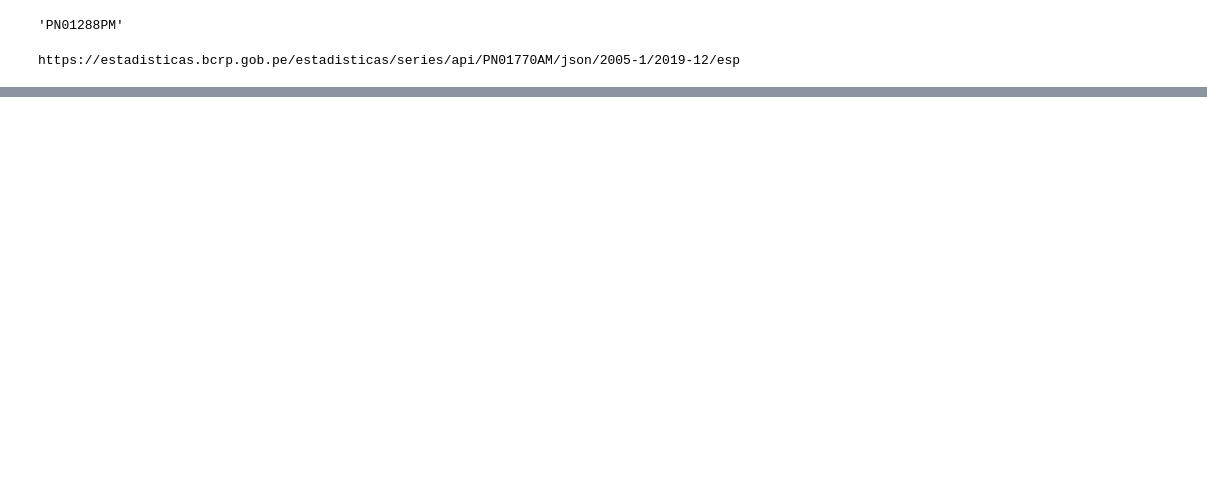
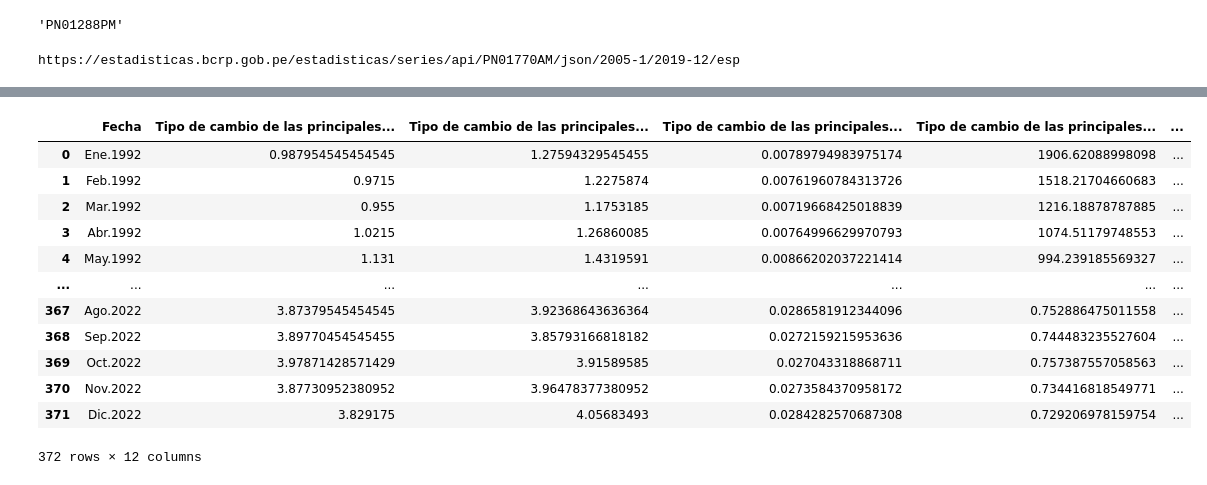
Before and after one commit to BMaikel/PC3-GRUPO6-LPII, a Jupyter notebook: PC3_GRUPO_6.ipynb, the cells around one changed output, grey strips where cells are left out. Cells and saved outputs as stored; diff of their text form; code cells hidden in the pictures; blank space fills up the shorter version.

```diff
--- a/PC3_GRUPO_6.ipynb
+++ b/PC3_GRUPO_6.ipynb
@@ -52,0 +55,33 @@ https://estadisticas.bcrp.gob.pe/estadisticas/series/api/PN01770AM/json/2005-1/2
+# %%
+import requests
+import pandas as pd
+import time
+
+#URL base:
+URL_base = "https://estadisticas.bcrp.gob.pe/estadisticas/series/api/"
+
+#Código de series mensuales
+cod_ser = ["PN01234PM","PN01235PM","PN01236PM","PN01237PM","PN01238PM","PN01239PM","PN01240PM",
+          "PN01241PM","PN01242PM","PN01243PM","PN01244PM"]
+
+#Formato
+formato = "/json"
+
+#Periodo
+per = "/1992-1/2022-12"
+
+#Idioma
+idioma = "/esp"
+# %%
+columnas=["Fecha"]
+for i in range(len(cod_ser)):
+    url = URL_base + cod_ser[i] + formato + per + idioma
+    response=requests.get(url)
+    jsontemp=response.json()
+    columnas.append(jsontemp["config"]["series"][0]["name"])
+    if i==0:
+        df=pd.json_normalize(jsontemp["periods"])
+    else:
+        dftemp=pd.json_normalize(jsontemp["periods"])
+        df[f'nueva_columna_{i}'] = dftemp["values"]
+df=df.set_axis(columnas, axis=1)
@@ -52,0 +108,18 @@ https://estadisticas.bcrp.gob.pe/estadisticas/series/api/PN01770AM/json/2005-1/2
+# %%
+df.iloc[:,1:] = df.iloc[:,1:].apply(lambda x: x.apply(lambda x: x[0]))
+# %%
+df
+# %% [output]
+|  | Fecha | Tipo de cambio de las principales... | Tipo de cambio de las principales... | Tipo de cambio de las principales... | Tipo de cambio de las principales... | ... |
+| 0 | Ene.1992 | 0.987954545454545 | 1.27594329545455 | 0.00789794983975174 | 1906.62088998098 | ... |
+| 1 | Feb.1992 | 0.9715 | 1.2275874 | 0.00761960784313726 | 1518.21704660683 | ... |
+| 2 | Mar.1992 | 0.955 | 1.1753185 | 0.00719668425018839 | 1216.18878787885 | ... |
+| 3 | Abr.1992 | 1.0215 | 1.26860085 | 0.00764996629970793 | 1074.51179748553 | ... |
+| 4 | May.1992 | 1.131 | 1.4319591 | 0.00866202037221414 | 994.239185569327 | ... |
+| ... | ... | ... | ... | ... | ... | ... |
+| 367 | Ago.2022 | 3.87379545454545 | 3.92368643636364 | 0.0286581912344096 | 0.752886475011558 | ... |
+| 368 | Sep.2022 | 3.89770454545455 | 3.85793166818182 | 0.0272159215953636 | 0.744483235527604 | ... |
+| 369 | Oct.2022 | 3.97871428571429 | 3.91589585 | 0.027043318868711 | 0.757387557058563 | ... |
+| 370 | Nov.2022 | 3.87730952380952 | 3.96478377380952 | 0.0273584370958172 | 0.734416818549771 | ... |
+| 371 | Dic.2022 | 3.829175 | 4.05683493 | 0.0284282570687308 | 0.729206978159754 | ... |
+372 rows × 12 columns
```
Also changed, not shown: parts of 3 cells of this notebook.
